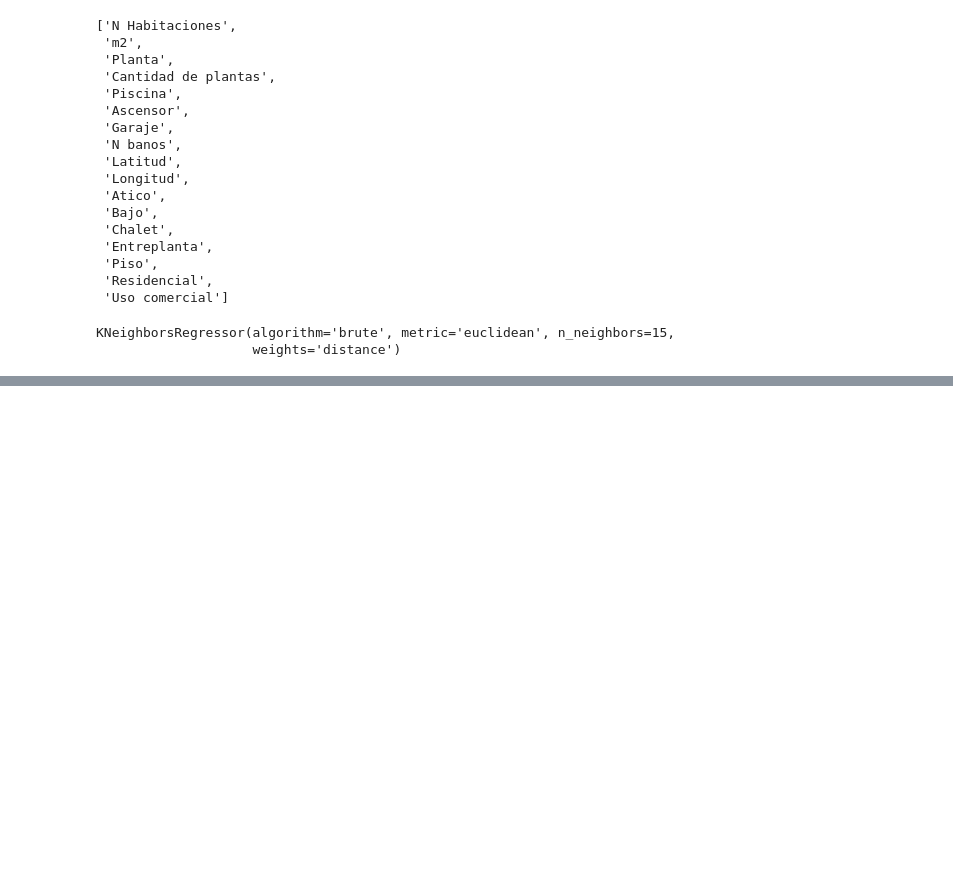
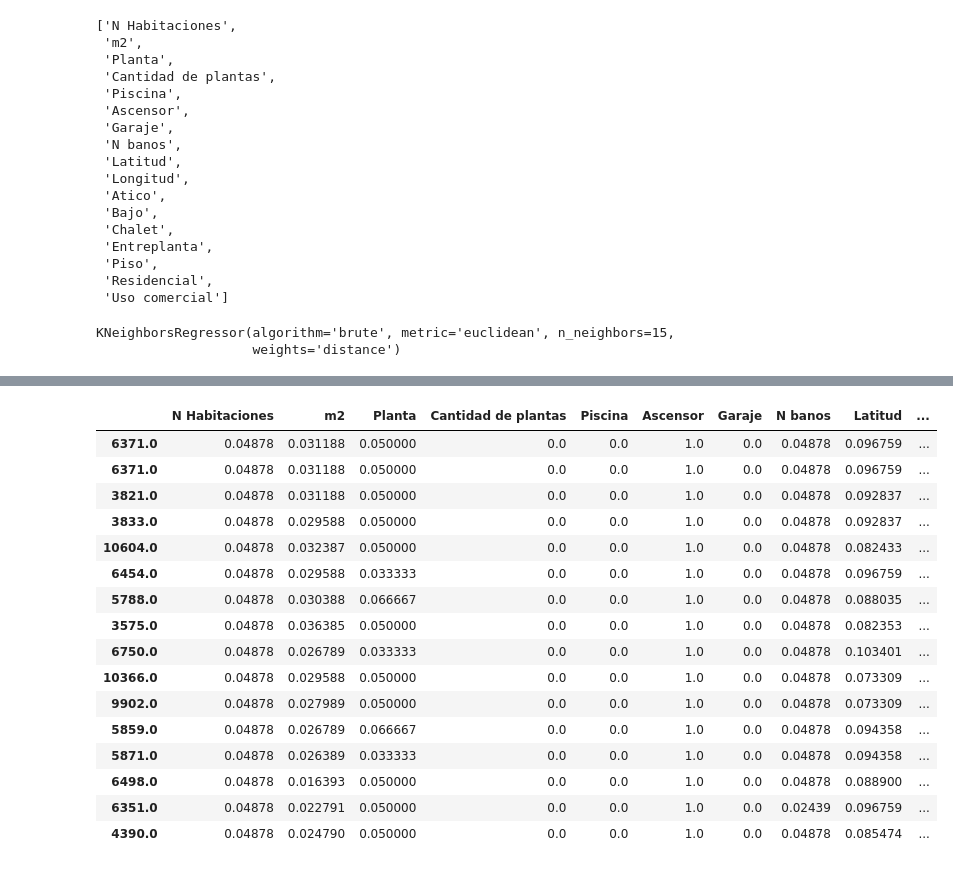
Before and after one commit to julioCasalV/tfm_kschool, a Jupyter notebook: Modelado.ipynb, the cells around one changed output, grey strips where cells are left out. Drawn from its saved outputs; the diff is of its cells as text; code cells hidden in the pictures; blank space fills up the shorter version.

```diff
--- a/Modelado.ipynb
+++ b/Modelado.ipynb
@@ -177,0 +326,7 @@ pd.concat([data_nr.loc[[index_item]], data.loc[neighbor_positions[0]]], axis=0)
+# %%
+knn_tmp= KNNNearest()
+# %%
+knn_tmp.fit(X_train)
+# %%
+test = X_train.iloc[:2]
+predictions = knn_tmp.predict(test)
@@ -177,0 +351,20 @@ pd.concat([data_nr.loc[[index_item]], data.loc[neighbor_positions[0]]], axis=0)
+# %%
+print_prediction(test.iloc[0:1], X_train, predictions)
+# %% [output]
+|  | N Habitaciones | m2 | Planta | Cantidad de plantas | Piscina | Ascensor | Garaje | N banos | Latitud | ... |
+| 6371.0 | 0.04878 | 0.031188 | 0.050000 | 0.0 | 0.0 | 1.0 | 0.0 | 0.04878 | 0.096759 | ... |
+| 6371.0 | 0.04878 | 0.031188 | 0.050000 | 0.0 | 0.0 | 1.0 | 0.0 | 0.04878 | 0.096759 | ... |
+| 3821.0 | 0.04878 | 0.031188 | 0.050000 | 0.0 | 0.0 | 1.0 | 0.0 | 0.04878 | 0.092837 | ... |
+| 3833.0 | 0.04878 | 0.029588 | 0.050000 | 0.0 | 0.0 | 1.0 | 0.0 | 0.04878 | 0.092837 | ... |
+| 10604.0 | 0.04878 | 0.032387 | 0.050000 | 0.0 | 0.0 | 1.0 | 0.0 | 0.04878 | 0.082433 | ... |
+| 6454.0 | 0.04878 | 0.029588 | 0.033333 | 0.0 | 0.0 | 1.0 | 0.0 | 0.04878 | 0.096759 | ... |
+| 5788.0 | 0.04878 | 0.030388 | 0.066667 | 0.0 | 0.0 | 1.0 | 0.0 | 0.04878 | 0.088035 | ... |
+| 3575.0 | 0.04878 | 0.036385 | 0.050000 | 0.0 | 0.0 | 1.0 | 0.0 | 0.04878 | 0.082353 | ... |
+| 6750.0 | 0.04878 | 0.026789 | 0.033333 | 0.0 | 0.0 | 1.0 | 0.0 | 0.04878 | 0.103401 | ... |
+| 10366.0 | 0.04878 | 0.029588 | 0.050000 | 0.0 | 0.0 | 1.0 | 0.0 | 0.04878 | 0.073309 | ... |
+| 9902.0 | 0.04878 | 0.027989 | 0.050000 | 0.0 | 0.0 | 1.0 | 0.0 | 0.04878 | 0.073309 | ... |
+| 5859.0 | 0.04878 | 0.026789 | 0.066667 | 0.0 | 0.0 | 1.0 | 0.0 | 0.04878 | 0.094358 | ... |
+| 5871.0 | 0.04878 | 0.026389 | 0.033333 | 0.0 | 0.0 | 1.0 | 0.0 | 0.04878 | 0.094358 | ... |
+| 6498.0 | 0.04878 | 0.016393 | 0.050000 | 0.0 | 0.0 | 1.0 | 0.0 | 0.04878 | 0.088900 | ... |
+| 6351.0 | 0.04878 | 0.022791 | 0.050000 | 0.0 | 0.0 | 1.0 | 0.0 | 0.02439 | 0.096759 | ... |
+| 4390.0 | 0.04878 | 0.024790 | 0.050000 | 0.0 | 0.0 | 1.0 | 0.0 | 0.04878 | 0.085474 | ... |
```
Also changed, not shown: parts of 20 cells of this notebook.
